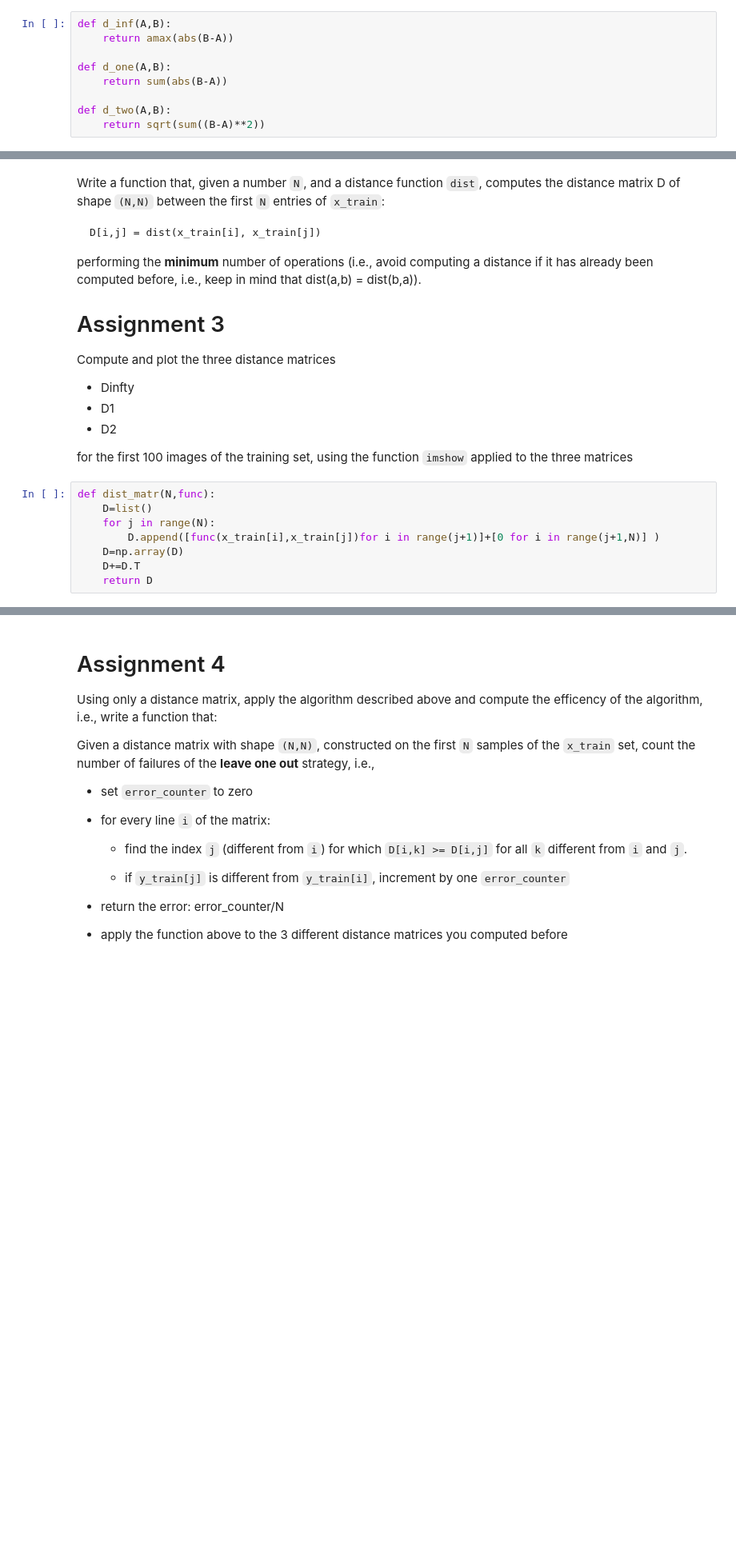
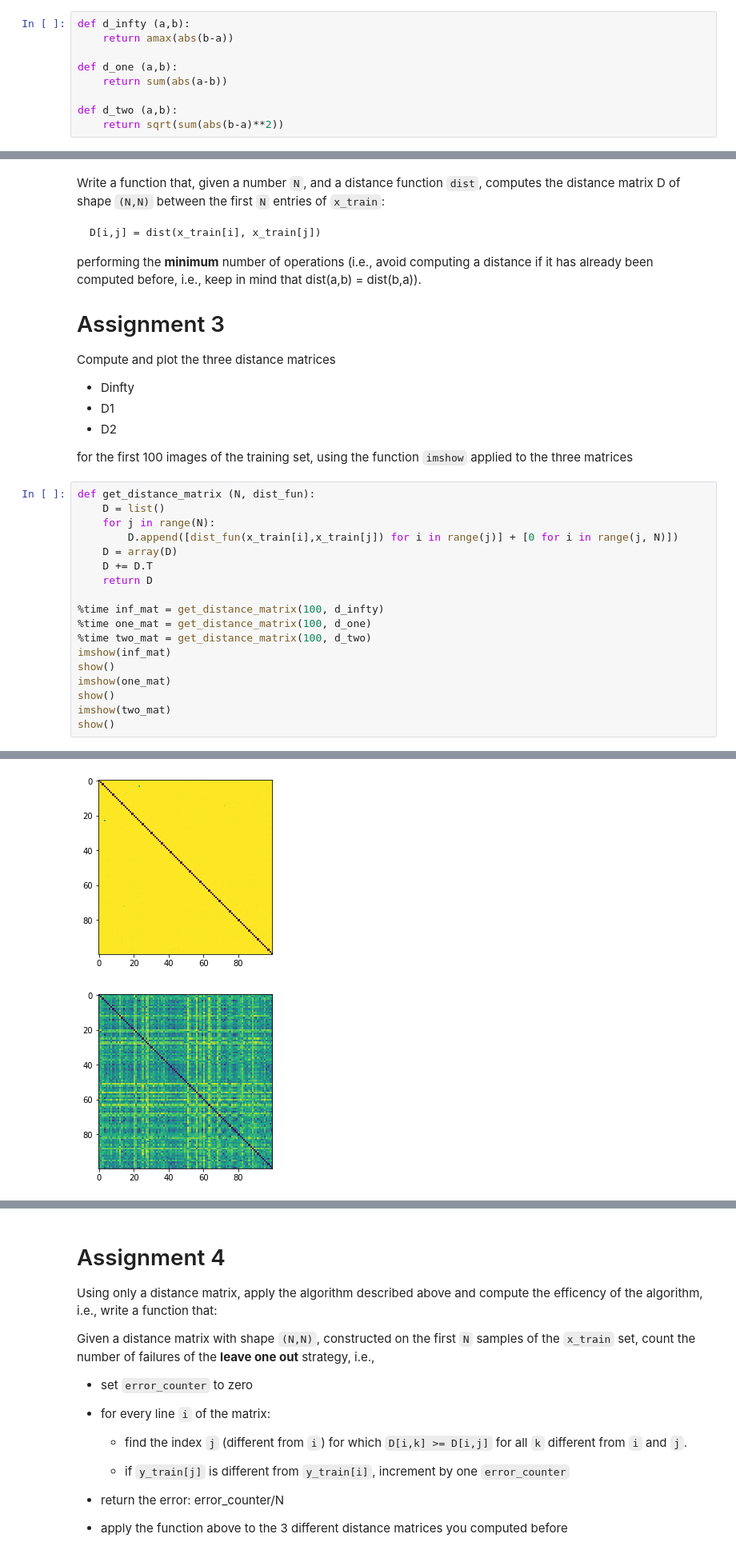
Before and after one commit to samadio/P1.4_seed, a Jupyter notebook: final_project/final_project_2018-2019.ipynb, the cells around one changed output, grey strips where cells are left out. Shown at 80% size. Cells and saved outputs as stored; diff of their text form; blank space fills up the shorter version.

```diff
--- a/final_project/final_project_2018-2019.ipynb
+++ b/final_project/final_project_2018-2019.ipynb
@@ -187,14 +155,14 @@ Implement the following distance functions
 
 that take two `(28,28)` images in input, and return a non-negative number.
 # %%
-def d_inf(A,B):
-    return amax(abs(B-A))
+def d_infty (a,b):
+    return amax(abs(b-a))
 
-def d_one(A,B):
-    return sum(abs(B-A))
+def d_one (a,b):
+    return sum(abs(a-b))
 
-def d_two(A,B):
-    return sqrt(sum((B-A)**2))
+def d_two (a,b):
+    return sqrt(sum(abs(b-a)**2))
 # %% [markdown]
 # Assignment 2
 
@@ -216,10 +184,21 @@ Compute and plot the three distance matrices
 
 for the first 100 images of the training set, using the function `imshow` applied to the three matrices
 # %%
-def dist_matr(N,func):
-    D=list()
+def get_distance_matrix (N, dist_fun):
+    D = list()
     for j in range(N):
-        D.append([func(x_train[i],x_train[j])for i in range(j+1)]+[0 for i in range(j+1,N)] )
-    D=np.array(D)
-    D+=D.T
+        D.append([dist_fun(x_train[i],x_train[j]) for i in range(j)] + [0 for i in range(j, N)])
+    D = array(D)
+    D += D.T
     return D
+
+%time inf_mat = get_distance_matrix(100, d_infty)
+%time one_mat = get_distance_matrix(100, d_one)
+%time two_mat = get_distance_matrix(100, d_two)
+imshow(inf_mat)
+show()
+imshow(one_mat)
+show()
+imshow(two_mat)
+show()
+# %% [output]
@@ -225,0 +211,2 @@ def dist_matr(N,func):
+[figure, added]
+[figure, added]
```
Also changed, not shown: parts of 28 cells of this notebook.
